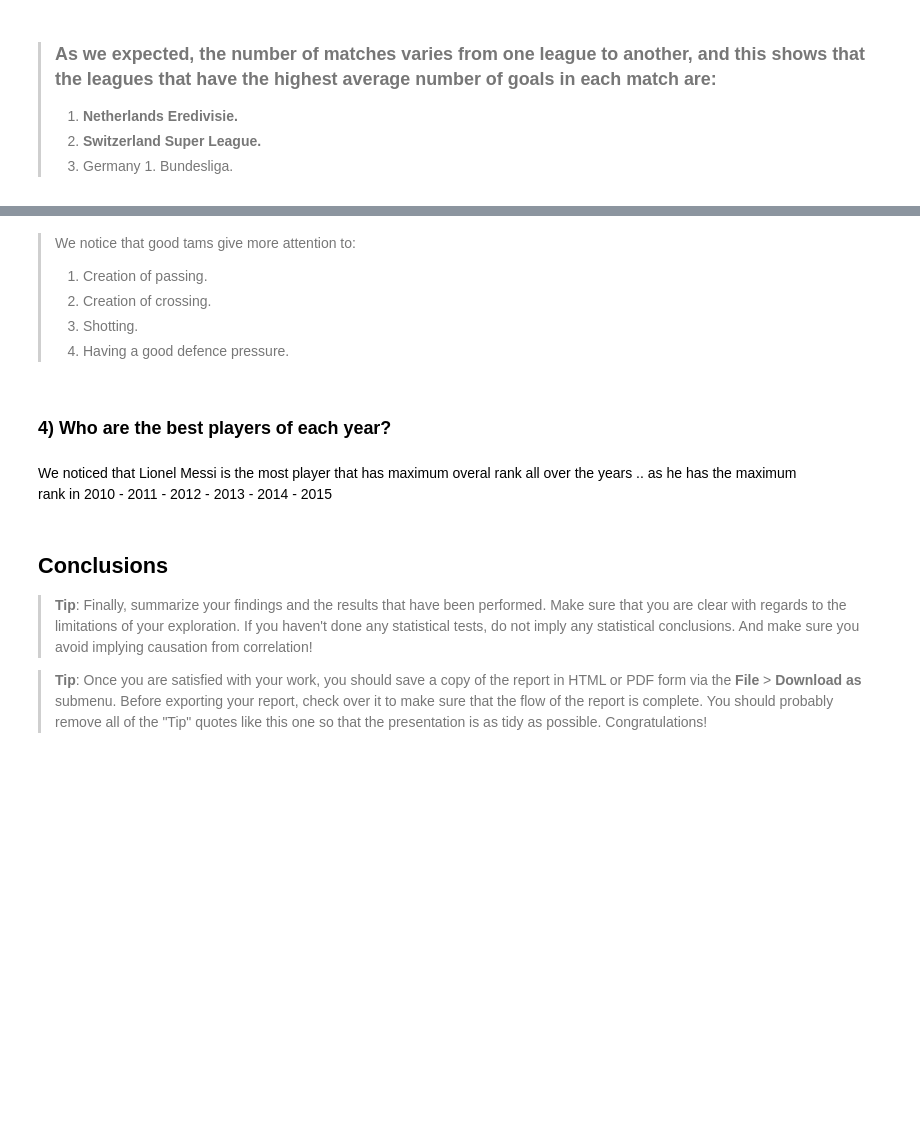
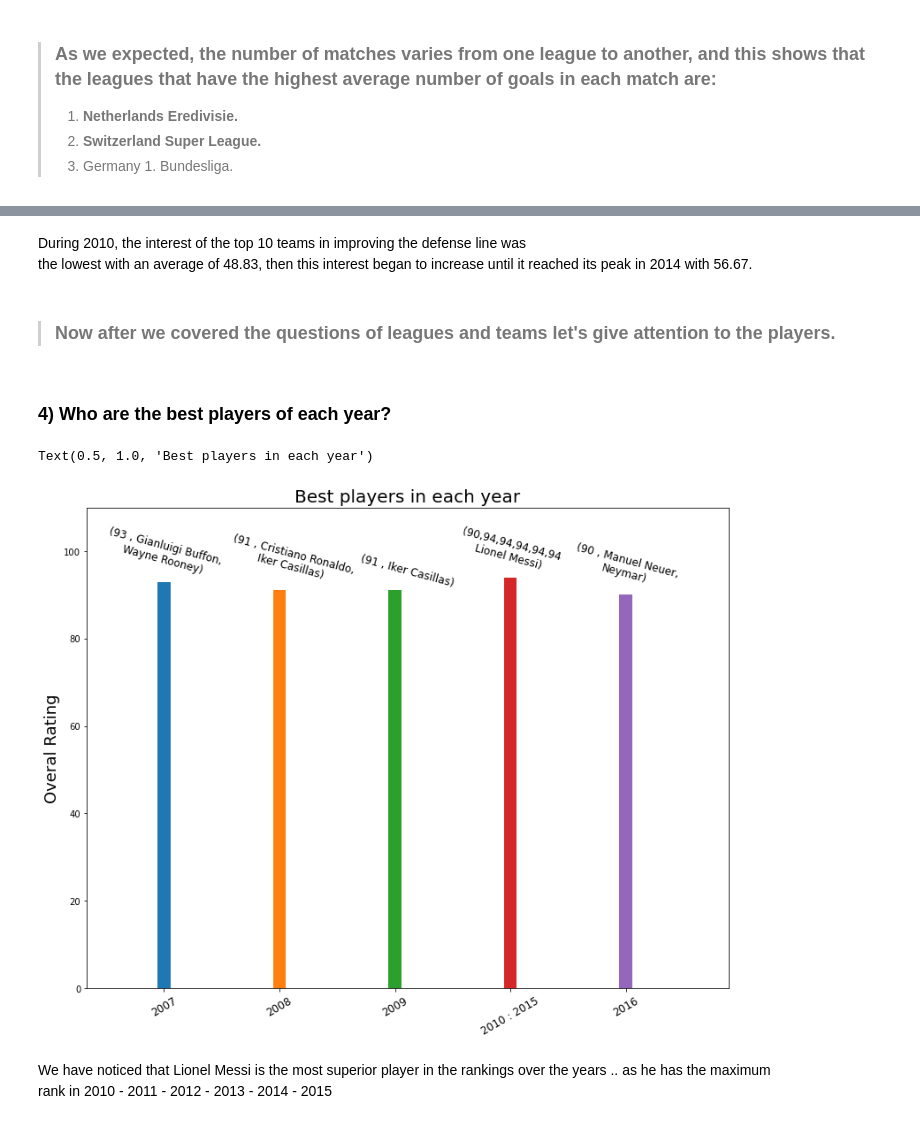
Before and after one commit to mo7amed7assan1911/European-Soccer-Data-Analysis, a Jupyter notebook: investigate-a-dataset-template.ipynb, the cells around one changed output, grey strips where cells are left out. Saved outputs shown, nothing was run; the diff lists cells and outputs as text; code cells hidden in the pictures; blank space fills up the shorter version.

```diff
--- a/investigate-a-dataset-template.ipynb
+++ b/investigate-a-dataset-template.ipynb
@@ -570,17 +656,17 @@ Name: Total_goals, dtype: float64}
 # %%
-Defence_data = TeamData.query('Year in [2010, 2012, 2015]').groupby('Year').mean()[['defencePressure', 'defenceAggression', 'defenceTeamWidth']]
-Defence_data['total defense avg'] = (Defence_data['defencePressure'] + Defence_data['defenceAggression'] + Defence_data['defenceTeamWidth']) / 3
-Defence_data.drop(columns=['defencePressure', 'defenceAggression', 'defenceTeamWidth'], inplace=True)
+Defence_data = Best_10_Data.groupby('Year').mean()[['defencePressure', 'defenceAggression', 'defenceTeamWidth']]
+Defence_data['total defence avg'] = (Defence_data['defencePressure'] + Defence_data['defenceAggression'] + Defence_data['defenceTeamWidth']) / 3
+Defence_data
 
-Defence_data.plot.bar(figsize=(8, 8), width=0.2)
+Defence_data.plot.bar(figsize=(8, 8), width=0.4)
 
-axs.bar(Defence_data.index, Defence_data.values[0])
 plt.ylabel("Defense Average", fontsize=15)
 plt.xlabel(' ')
 plt.xticks(fontsize=18, rotation='360')
-plt.title('Level of defense of the teams during years ', fontsize=18)
-plt.ylim(0, 60)
-for i in range(3):
-    plt.text(i , Defence_data.values[i]+.9 , Defence_data.values[i] , ha='center', va='bottom', fontsize = 10 )
+plt.title('Level of defense of the best teams during years ', fontsize=16)
+plt.ylim(0, 70)
+plt.xlim(-.5, 5.5)
+for i in range(6):
+    plt.text(i + 0.3, Defence_data.iloc[i]['total defence avg']+.9 , round(Defence_data.iloc[i]['total defence avg'], 2) , ha='center', va='bottom', fontsize = 10 )
 
-plt.legend(' ').remove()
+plt.legend(['defencePressure', 'defenceAggression', 'defenceTeamWidth', 'total defence avg'], loc='center left', bbox_to_anchor=(1, 0.5), fontsize=13, prop={'size': 13})
@@ -745,46 +673,47 @@ AttributeError: 'Rectangle' object has no property 'trck_label'
-# %% [markdown]
-> We notice that good tams give more attention to:
-> 1. Creation of passing.
-> 2. Creation of crossing.
-> 3. Shotting.
-> 4. Having a good defence pressure.
+# %% [markdown]
+During 2010, the interest of the top 10 teams in improving the defense line was\
+the lowest with an average of 48.83, then this interest began to increase until it reached its peak in 2014 with 56.67.
+# %% [markdown]
+> ### Now after we covered the questions of leagues and teams let's give attention to the players.
 # %% [markdown]
 ### 4) Who are the best players of each year?
 # %%
 Hello = PlayerData.groupby('Year')['overall_rating'].max()
 df = []
 
 for i in range(len(Hello)):
     df.append(PlayerData.query(f'Year == {Hello.index[i]} and overall_rating == {Hello.values[i]}'))
 
 plt.rcParams["figure.figsize"] = (13,10)
 
 plt.bar([3], df[0].overall_rating, width=0.5)
 plt.bar([7.5], df[1].overall_rating, width=0.5)
 plt.bar([12], df[2].overall_rating, width=0.5)
 plt.bar([16.5], df[4].overall_rating, width=0.5)
 plt.bar([21], df[9].overall_rating, width=0.5)
 
 
 
 plt.text(3 , df[0].overall_rating.iloc[0] + 0.5, '(' + str(int(df[0].overall_rating.iloc[0]))+ ' , ' + df[0].player_name.iloc[0] + ',' + '\n' + df[0].player_name.iloc[1] + ')' , ha='center', va='bottom', fontsize = 12, rotation='-15')
 plt.text(8, df[1].overall_rating.iloc[0] + 0.5, '(' + str(int(df[1].overall_rating.iloc[0]))+ ' , ' + df[1].player_name.iloc[0] + ',' +'\n' + df[1].player_name.iloc[1] + ')', ha='center', va='bottom', fontsize = 12, rotation='-15' )
 plt.text(12.5 , df[2].overall_rating.iloc[0] + 0.5, '(' + str(int(df[2].overall_rating.iloc[0]))+ ' , ' + df[2].player_name.iloc[0] + ')', ha='center', va='bottom', fontsize = 12, rotation='-15' )
-plt.text(16.5, df[4].overall_rating.iloc[0] + 0.5, '(' + str(int(df[4].overall_rating.iloc[0]))+ ' , ' + df[4].player_name.iloc[0] + ')', ha='center', va='bottom', fontsize = 12, rotation='-15' )
+
+plt.text(16.5, df[4].overall_rating.iloc[0] + 0.5, '(' +
+           str(int(df[3].overall_rating.iloc[0])) + ',' + str(int(df[4].overall_rating.iloc[0])) + ',' +
+           str(int(df[5].overall_rating.iloc[0])) + ',' + str(int(df[6].overall_rating.iloc[0])) +',' +
+           str(int(df[7].overall_rating.iloc[0])) +',' + str(int(df[8].overall_rating.iloc[0])) +'\n' +
+           df[4].player_name.iloc[0] + ')', ha='center', va='bottom', fontsize = 12, rotation='-15' )
+
 plt.text(21, df[9].overall_rating.iloc[0] + 0.5, '(' + str(int(df[9].overall_rating.iloc[0]))+ ' , ' + df[9].player_name.iloc[0] + ',' + '\n' + df[9].player_name.iloc[3] + ')', ha='center', va='bottom', fontsize = 12, rotation='-15' )
 
 plt.xlim(0, 25)
 plt.ylim(0, 110)
 plt.xticks([3, 7.5, 12, 16.5, 21], ['2007', '2008', '2009', '2010 : 2015', '2016'], rotation=390, fontsize=12)
 plt.ylabel('Overal Rating', fontsize=18)
 plt.title('Best players in each year', fontsize=20)
+# %% [output]
+Text(0.5, 1.0, 'Best players in each year')
+[figure, added]
 # %% [markdown]
-We noticed that Lionel Messi is the most player that has maximum overal rank all over the years .. as he has the maximum\
-    rank in 2010 - 2011 - 2012 - 2013 - 2014 - 2015
+We have noticed that Lionel Messi is the most superior player in the rankings over the years .. as he has the maximum \
+rank in 2010 - 2011 - 2012 - 2013 - 2014 - 2015
-# %% [markdown]
-<a id='conclusions'></a>
-## Conclusions
-
-> **Tip**: Finally, summarize your findings and the results that have been performed. Make sure that you are clear with regards to the limitations of your exploration. If you haven't done any statistical tests, do not imply any statistical conclusions. And make sure you avoid implying causation from correlation!
-
-> **Tip**: Once you are satisfied with your work, you should save a copy of the report in HTML or PDF form via the **File** > **Download as** submenu. Before exporting your report, check over it to make sure that the flow of the report is complete. You should probably remove all of the "Tip" quotes like this one so that the presentation is as tidy as possible. Congratulations!
```
Also changed, not shown: parts of 52 cells of this notebook.
